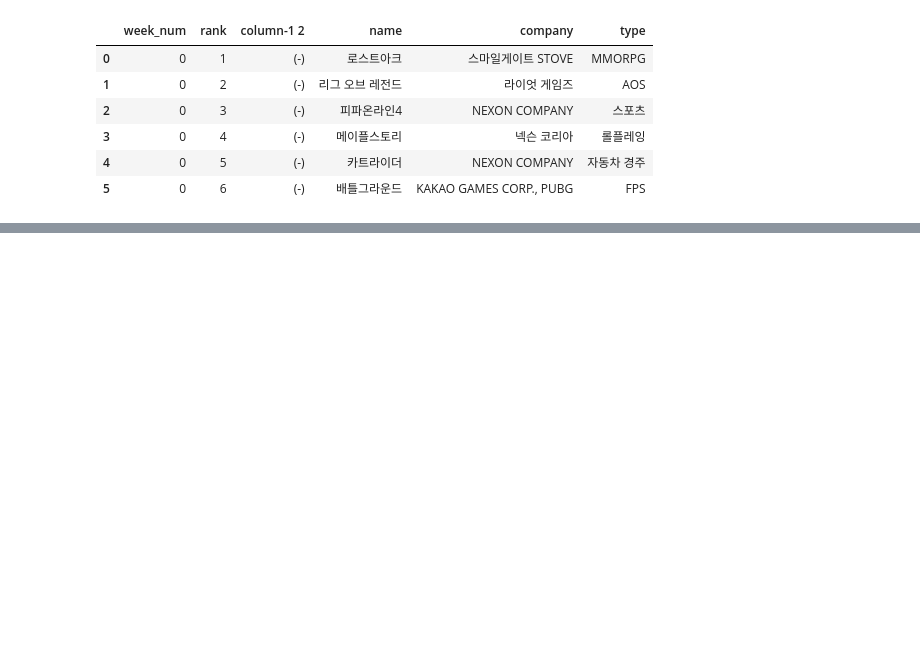
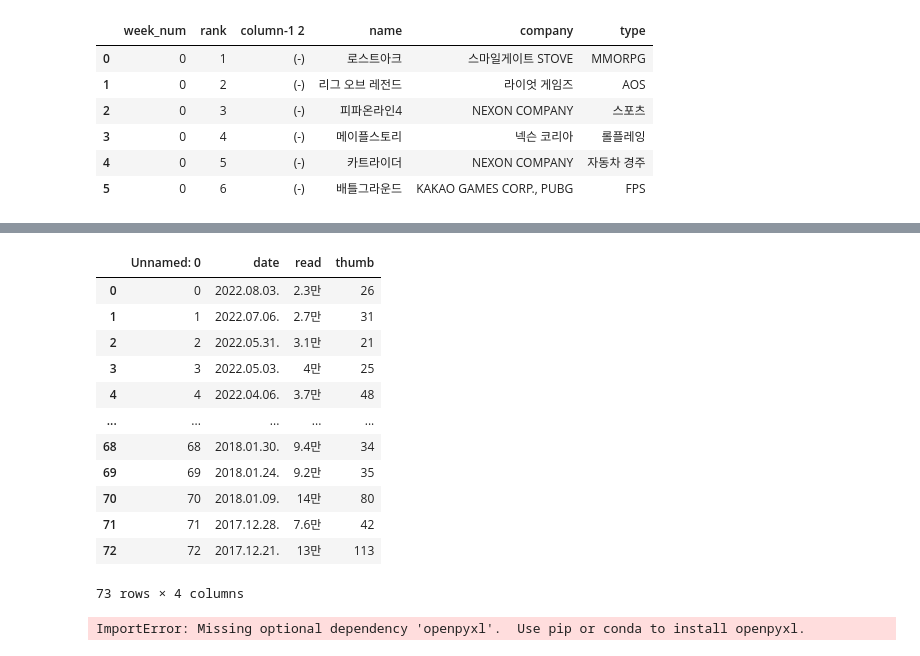
Before and after one commit to ssac-debbu/gameData, a Jupyter notebook: test.ipynb, the cells around one changed output, grey strips where cells are left out. Saved outputs shown, nothing was run; the diff lists cells and outputs as text; code cells hidden in the pictures; blank space fills up the shorter version.

```diff
--- a/test.ipynb
+++ b/test.ipynb
@@ -745,0 +756,22 @@ pc_top20.head(6)
+# %%
+note = pd.read_csv('./update_note.csv',encoding='utf-8')
+note
+# %% [output]
+|  | Unnamed: 0 | date | read | thumb |
+| 0 | 0 | 2022.08.03. | 2.3만 | 26 |
+| 1 | 1 | 2022.07.06. | 2.7만 | 31 |
+| 2 | 2 | 2022.05.31. | 3.1만 | 21 |
+| 3 | 3 | 2022.05.03. | 4만 | 25 |
+| 4 | 4 | 2022.04.06. | 3.7만 | 48 |
+| ... | ... | ... | ... | ... |
+| 68 | 68 | 2018.01.30. | 9.4만 | 34 |
+| 69 | 69 | 2018.01.24. | 9.2만 | 35 |
+| 70 | 70 | 2018.01.09. | 14만 | 80 |
+| 71 | 71 | 2017.12.28. | 7.6만 | 42 |
+| 72 | 72 | 2017.12.21. | 13만 | 113 |
+73 rows × 4 columns
+# %%
+df_article = pd.read_excel("./article/hack_article_final.xlsx")
+df_article[['일자','제목']]
+# %% [output]
+ImportError: Missing optional dependency 'openpyxl'.  Use pip or conda to install openpyxl.
```
Also changed, not shown: parts of 1 cell of this notebook, 6 other files.
